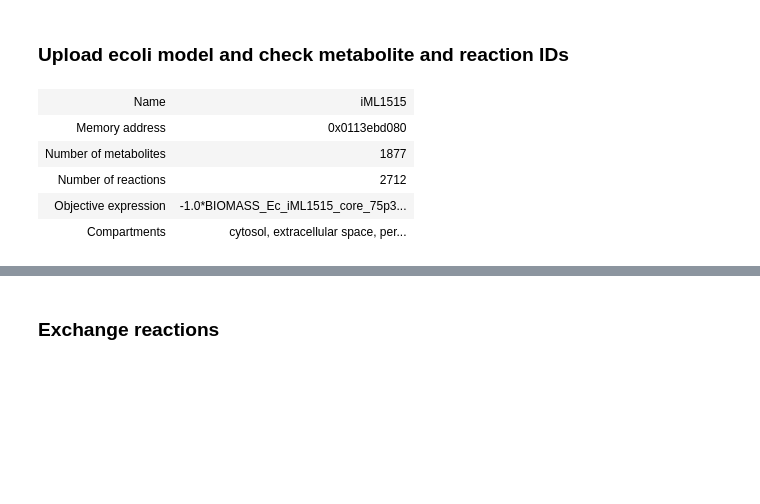
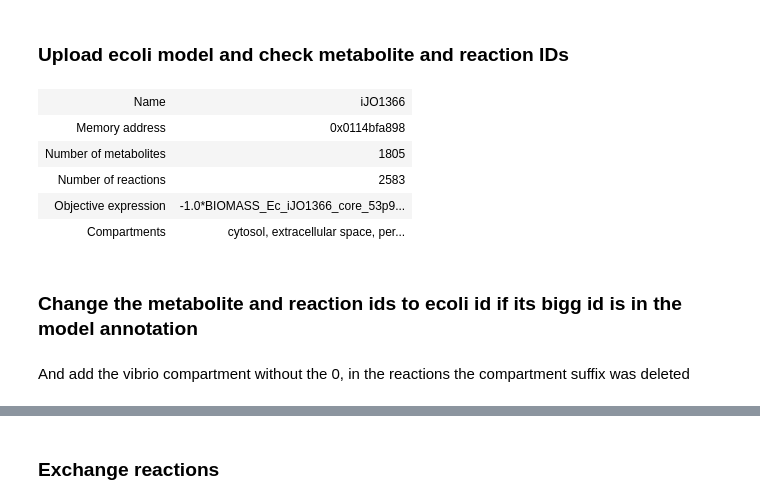
Before and after one commit to biosustain/iVnat, a Jupyter notebook: Metabolic_map_Escher.ipynb, the cells around one changed output, grey strips where cells are left out. Drawn from its saved outputs; the diff is of its cells as text; code cells hidden in the pictures; blank space fills up the shorter version.

```diff
--- a/Metabolic_map_Escher.ipynb
+++ b/Metabolic_map_Escher.ipynb
@@ -24,15 +28,19 @@ model=cobra.io.read_sbml_model(join(data_dir, "iVnat_newbigg.xml"))
 ### Upload ecoli model and check metabolite and reaction IDs
 # %%
 data_dir = "/Users/lizrad/Documents/Vibrio_folder/"
-ecoli_model=cobra.io.read_sbml_model(join(data_dir, "iML1515.xml"))
+ecoli_model=cobra.io.read_sbml_model(join(data_dir, "iJO1366.xml"))
 ecoli_model
 # %% [output]
-| Name | iML1515 |
-| Memory address | 0x0113ebd080 |
-| Number of metabolites | 1877 |
-| Number of reactions | 2712 |
-| Objective expression | -1.0*BIOMASS_Ec_iML1515_core_75p3... |
+| Name | iJO1366 |
+| Memory address | 0x0114bfa898 |
+| Number of metabolites | 1805 |
+| Number of reactions | 2583 |
+| Objective expression | -1.0*BIOMASS_Ec_iJO1366_core_53p9... |
 | Compartments | cytosol, extracellular space, per... |
+# %% [markdown]
+### Change the metabolite and reaction ids to ecoli id if its bigg id is in the model annotation
+# %% [markdown]
+And add the vibrio compartment without the 0, in the reactions the compartment suffix was deleted
 # %%
 count=0
 for e_met in ecoli_model.metabolites:
```
Also changed, not shown: parts of 38 cells of this notebook, 3 other files.
